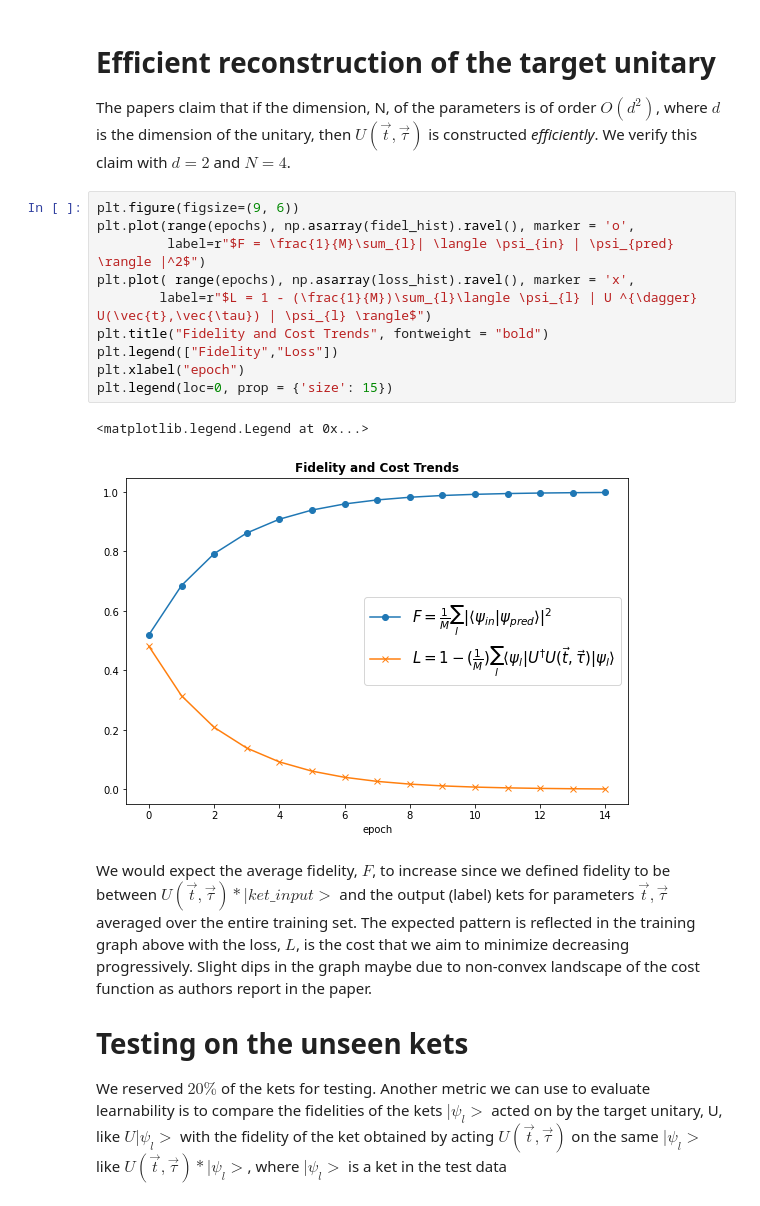
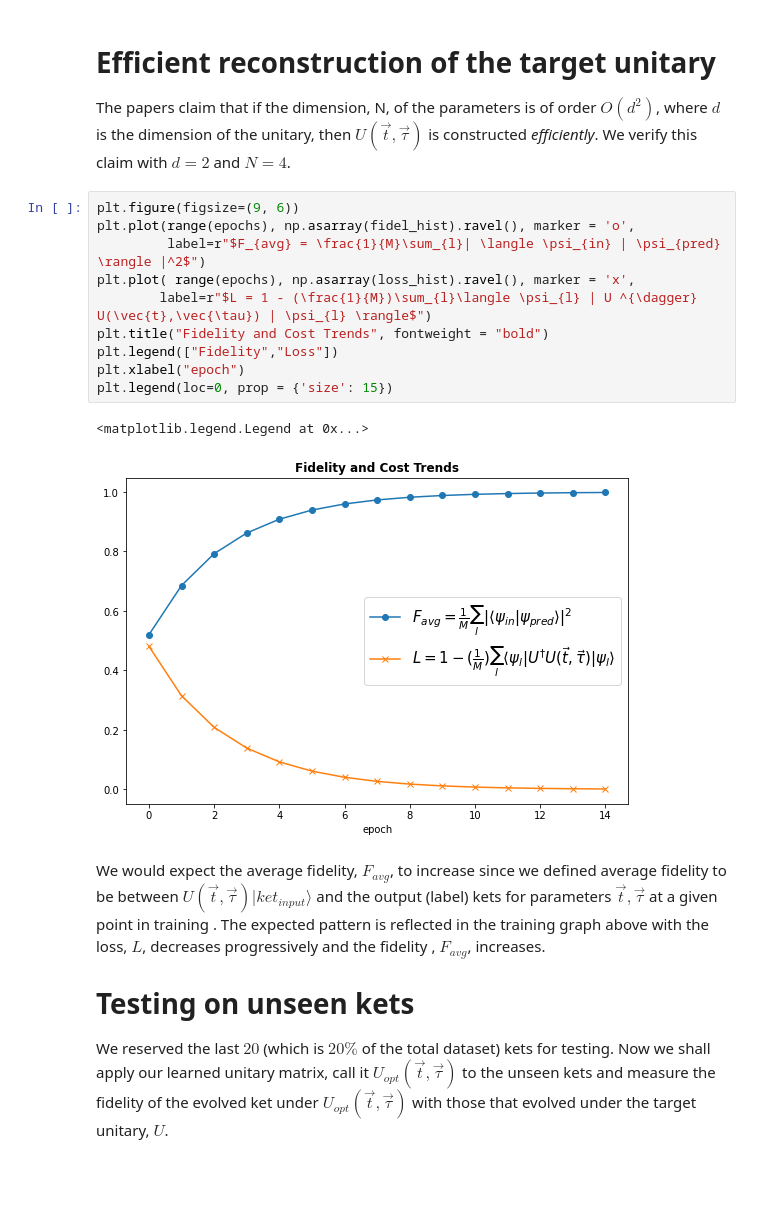
Before and after one commit to qgrad/qgrad, a Jupyter notebook: examples/notebooks/Unitary Learning without qgrad.ipynb, the cells around one changed output. Cells and saved outputs as stored; diff of their text form; blank space fills up the shorter version.

```diff
--- a/examples/notebooks/Unitary Learning without qgrad.ipynb
+++ b/examples/notebooks/Unitary Learning without qgrad.ipynb
@@ -309,22 +309,36 @@ The papers claim that if the dimension, N, of the parameters is of order $O(d^{2
 # %%
 plt.figure(figsize=(9, 6))
 plt.plot(range(epochs), np.asarray(fidel_hist).ravel(), marker = 'o',
-         label=r"$F = \frac{1}{M}\sum_{l}| \langle \psi_{in} | \psi_{pred} \rangle |^2$")
+         label=r"$F_{avg} = \frac{1}{M}\sum_{l}| \langle \psi_{in} | \psi_{pred} \rangle |^2$")
 plt.plot( range(epochs), np.asarray(loss_hist).ravel(), marker = 'x',
         label=r"$L = 1 - (\frac{1}{M})\sum_{l}\langle \psi_{l} | U ^{\dagger} U(\vec{t},\vec{\tau}) | \psi_{l} \rangle$")
 plt.title("Fidelity and Cost Trends", fontweight = "bold")
 plt.legend(["Fidelity","Loss"])
 plt.xlabel("epoch")
 plt.legend(loc=0, prop = {'size': 15})
 # %% [output]
 <matplotlib.legend.Legend at 0x...>
-[figure, old version]
+[figure, new version]
 # %% [markdown]
- We would expect the average fidelity, $F$, to increase since we defined fidelity to be between $U(\vec{t}, \vec{\tau})*|ket\_input>$ and the output (label) kets for parameters $\vec{t}, \vec{\tau}$ averaged over the entire training set. The expected pattern is reflected in the training graph above with the loss, $L$, is the cost that we aim to minimize decreasing progressively. Slight dips in the graph maybe due to non-convex landscape of the cost function as authors report in the paper.
+ We would expect the average fidelity, $F_{avg}$, to
+ increase since we defined average fidelity to be between
+ $U(\vec{t}, \vec{\tau})|ket_{input} \rangle$ and
+ the output (label) kets for parameters
+ $\vec{t}, \vec{\tau}$ at a given point in training
+. The expected pattern is reflected
+ in the training graph above with the loss, $L$,
+decreases progressively and the fidelity
+, $F_{avg}$, increases.
 
-# Testing on the unseen kets
+# Testing on unseen kets
 
-We reserved $20 \%$ of the kets for testing. Another metric we can use to evaluate learnability is to compare the fidelities of the kets $|\psi_{l}>$ acted on by the target unitary, U,  like $U |\psi_{l}>$ with the fidelity of the ket obtained by acting $U(\vec{t}, \vec{\tau})$ on the same $|\psi_{l}>$ like $U(\vec{t}, \vec{\tau})*|\psi_{l}>$, where $|\psi_{l}>$ is a ket in the test data
+We reserved the last $20$ (which is $20 \%$ of the total dataset)
+kets for testing.
+Now we shall apply our learned unitary matrix, call it
+$U_{opt}(\vec{t}, \vec{\tau})$
+to the unseen kets and measure the fidelity of the evolved ket
+under $U_{opt}(\vec{t}, \vec{\tau})$
+with those that evolved under the target unitary, $U$.
 # %%
 opt_unitary = make_unitary(N, params_hist[-1])
 fidel = []
```
Also changed, not shown: parts of 5 cells of this notebook, 1 other file.
